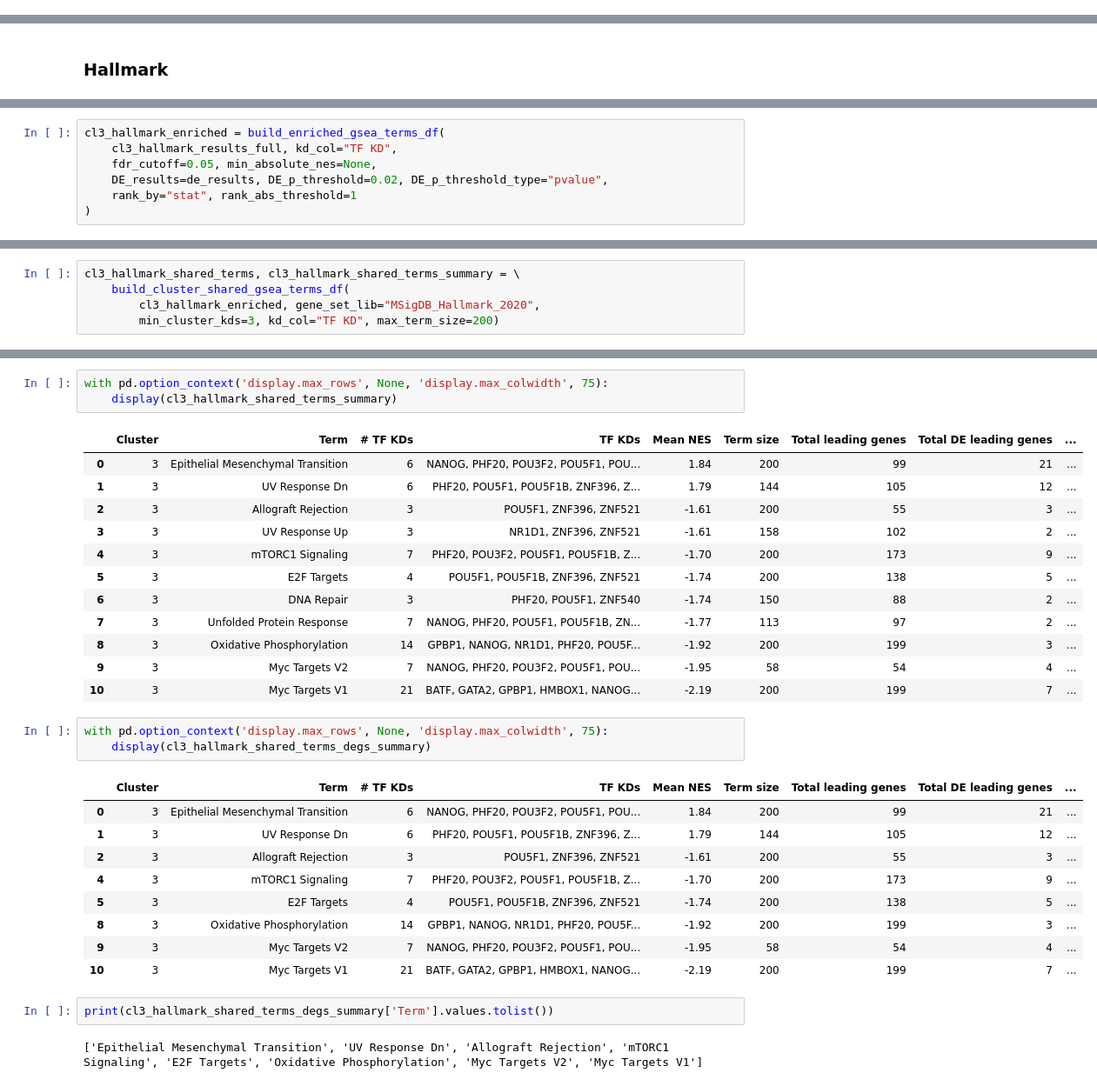
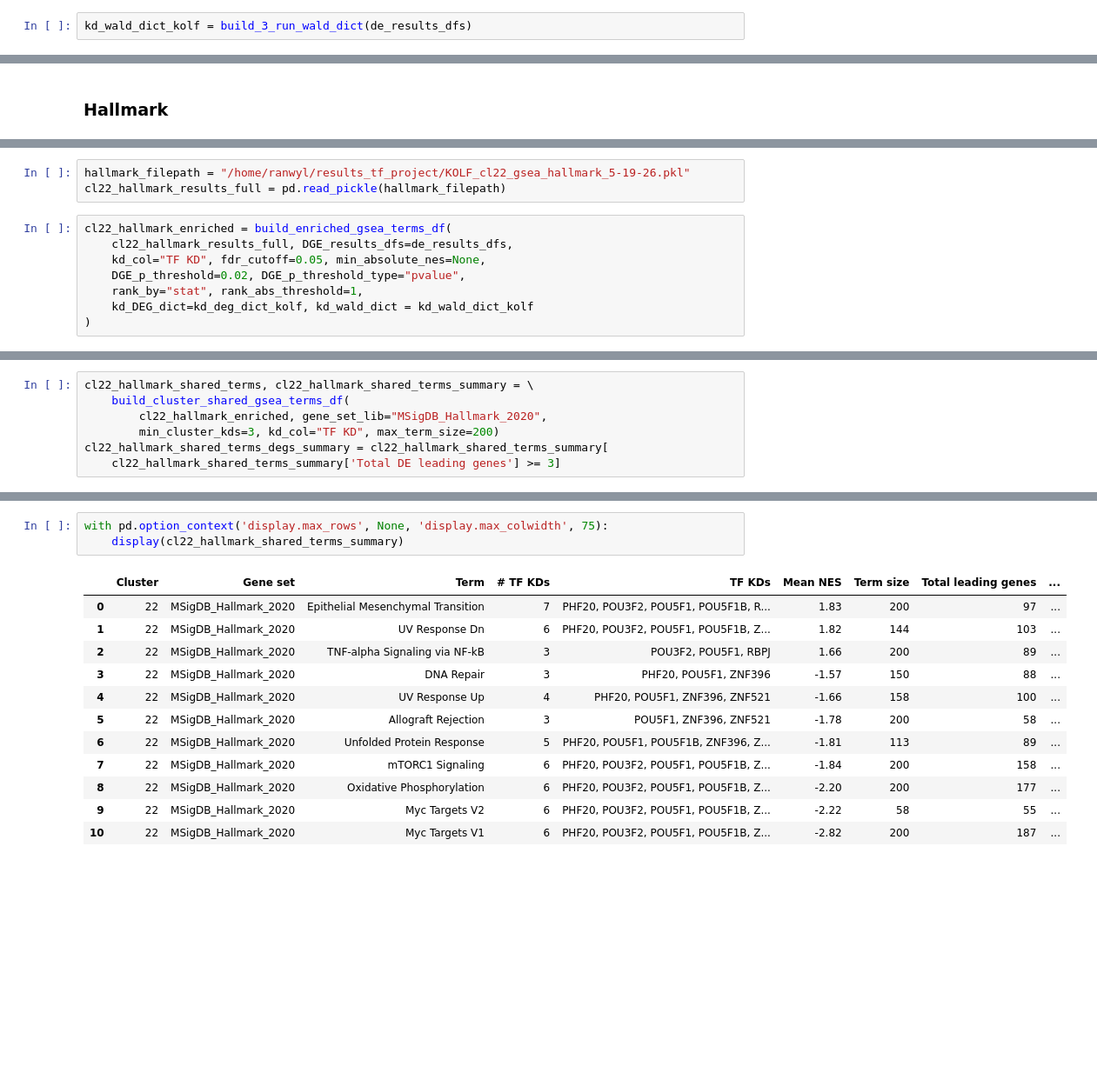
Before and after one commit to subramaniam-lab-ucsd/tf-project, a Jupyter notebook: tf_project_analysis.ipynb, the cells around one changed output, grey strips where cells are left out. Shown at 87% size. Saved outputs shown, nothing was run; the diff lists cells and outputs as text; blank space fills up the shorter version.

```diff
--- a/tf_project_analysis.ipynb
+++ b/tf_project_analysis.ipynb
@@ -60 +241,3 @@ de_results.head()
+# %%
+kd_wald_dict_kolf = build_3_run_wald_dict(de_results_dfs)
 # %%
@@ -546,7 +992,11 @@ cl3_hallmark_results_full.to_pickle(hallmark_filepath)
+# %%
+hallmark_filepath = "/home/ranwyl/results_tf_project/KOLF_cl22_gsea_hallmark_5-19-26.pkl"
+cl22_hallmark_results_full = pd.read_pickle(hallmark_filepath)
 # %%
-cl3_hallmark_enriched = build_enriched_gsea_terms_df(
-    cl3_hallmark_results_full, kd_col="TF KD",
-    fdr_cutoff=0.05, min_absolute_nes=None,
-    DE_results=de_results, DE_p_threshold=0.02, DE_p_threshold_type="pvalue",
-    rank_by="stat", rank_abs_threshold=1
+cl22_hallmark_enriched = build_enriched_gsea_terms_df(
+    cl22_hallmark_results_full, DGE_results_dfs=de_results_dfs,
+    kd_col="TF KD", fdr_cutoff=0.05, min_absolute_nes=None,
+    DGE_p_threshold=0.02, DGE_p_threshold_type="pvalue",
+    rank_by="stat", rank_abs_threshold=1,
+    kd_DEG_dict=kd_deg_dict_kolf, kd_wald_dict = kd_wald_dict_kolf
 )
@@ -562,6 +1003,8 @@ cl3_hallmark_enriched.sort_values(by="# DE lead genes", ascending=False).head()
 # %%
-cl3_hallmark_shared_terms, cl3_hallmark_shared_terms_summary = \
+cl22_hallmark_shared_terms, cl22_hallmark_shared_terms_summary = \
     build_cluster_shared_gsea_terms_df(
-        cl3_hallmark_enriched, gene_set_lib="MSigDB_Hallmark_2020",
+        cl22_hallmark_enriched, gene_set_lib="MSigDB_Hallmark_2020",
         min_cluster_kds=3, kd_col="TF KD", max_term_size=200)
+cl22_hallmark_shared_terms_degs_summary = cl22_hallmark_shared_terms_summary[
+    cl22_hallmark_shared_terms_summary['Total DE leading genes'] >= 3]
 # %% [output]
@@ -579,33 +1028,16 @@ print(f"{len(cl3_hallmark_shared_terms_degs_summary)} shared Hallmark terms with
 # %%
 with pd.option_context('display.max_rows', None, 'display.max_colwidth', 75):
-    display(cl3_hallmark_shared_terms_summary)
+    display(cl22_hallmark_shared_terms_summary)
 # %% [output]
-|  | Cluster | Term | # TF KDs | TF KDs | Mean NES | Term size | Total leading genes | Total DE leading genes | ... |
-| 0 | 3 | Epithelial Mesenchymal Transition | 6 | NANOG, PHF20, POU3F2, POU5F1, POU... | 1.84 | 200 | 99 | 21 | ... |
-| 1 | 3 | UV Response Dn | 6 | PHF20, POU5F1, POU5F1B, ZNF396, Z... | 1.79 | 144 | 105 | 12 | ... |
-| 2 | 3 | Allograft Rejection | 3 | POU5F1, ZNF396, ZNF521 | -1.61 | 200 | 55 | 3 | ... |
-| 3 | 3 | UV Response Up | 3 | NR1D1, ZNF396, ZNF521 | -1.61 | 158 | 102 | 2 | ... |
-| 4 | 3 | mTORC1 Signaling | 7 | PHF20, POU3F2, POU5F1, POU5F1B, Z... | -1.70 | 200 | 173 | 9 | ... |
-| 5 | 3 | E2F Targets | 4 | POU5F1, POU5F1B, ZNF396, ZNF521 | -1.74 | 200 | 138 | 5 | ... |
-| 6 | 3 | DNA Repair | 3 | PHF20, POU5F1, ZNF540 | -1.74 | 150 | 88 | 2 | ... |
-| 7 | 3 | Unfolded Protein Response | 7 | NANOG, PHF20, POU5F1, POU5F1B, ZN... | -1.77 | 113 | 97 | 2 | ... |
-| 8 | 3 | Oxidative Phosphorylation | 14 | GPBP1, NANOG, NR1D1, PHF20, POU5F... | -1.92 | 200 | 199 | 3 | ... |
-| 9 | 3 | Myc Targets V2 | 7 | NANOG, PHF20, POU3F2, POU5F1, POU... | -1.95 | 58 | 54 | 4 | ... |
-| 10 | 3 | Myc Targets V1 | 21 | BATF, GATA2, GPBP1, HMBOX1, NANOG... | -2.19 | 200 | 199 | 7 | ... |
+|  | Cluster | Gene set | Term | # TF KDs | TF KDs | Mean NES | Term size | Total leading genes | ... |
+| 0 | 22 | MSigDB_Hallmark_2020 | Epithelial Mesenchymal Transition | 7 | PHF20, POU3F2, POU5F1, POU5F1B, R... | 1.83 | 200 | 97 | ... |
+| 1 | 22 | MSigDB_Hallmark_2020 | UV Response Dn | 6 | PHF20, POU3F2, POU5F1, POU5F1B, Z... | 1.82 | 144 | 103 | ... |
+| 2 | 22 | MSigDB_Hallmark_2020 | TNF-alpha Signaling via NF-kB | 3 | POU3F2, POU5F1, RBPJ | 1.66 | 200 | 89 | ... |
+| 3 | 22 | MSigDB_Hallmark_2020 | DNA Repair | 3 | PHF20, POU5F1, ZNF396 | -1.57 | 150 | 88 | ... |
+| 4 | 22 | MSigDB_Hallmark_2020 | UV Response Up | 4 | PHF20, POU5F1, ZNF396, ZNF521 | -1.66 | 158 | 100 | ... |
+| 5 | 22 | MSigDB_Hallmark_2020 | Allograft Rejection | 3 | POU5F1, ZNF396, ZNF521 | -1.78 | 200 | 58 | ... |
+| 6 | 22 | MSigDB_Hallmark_2020 | Unfolded Protein Response | 5 | PHF20, POU5F1, POU5F1B, ZNF396, Z... | -1.81 | 113 | 89 | ... |
+| 7 | 22 | MSigDB_Hallmark_2020 | mTORC1 Signaling | 6 | PHF20, POU3F2, POU5F1, POU5F1B, Z... | -1.84 | 200 | 158 | ... |
+| 8 | 22 | MSigDB_Hallmark_2020 | Oxidative Phosphorylation | 6 | PHF20, POU3F2, POU5F1, POU5F1B, Z... | -2.20 | 200 | 177 | ... |
+| 9 | 22 | MSigDB_Hallmark_2020 | Myc Targets V2 | 6 | PHF20, POU3F2, POU5F1, POU5F1B, Z... | -2.22 | 58 | 55 | ... |
+| 10 | 22 | MSigDB_Hallmark_2020 | Myc Targets V1 | 6 | PHF20, POU3F2, POU5F1, POU5F1B, Z... | -2.82 | 200 | 187 | ... |
-# %%
-with pd.option_context('display.max_rows', None, 'display.max_colwidth', 75):
-    display(cl3_hallmark_shared_terms_degs_summary)
-# %% [output]
-|  | Cluster | Term | # TF KDs | TF KDs | Mean NES | Term size | Total leading genes | Total DE leading genes | ... |
-| 0 | 3 | Epithelial Mesenchymal Transition | 6 | NANOG, PHF20, POU3F2, POU5F1, POU... | 1.84 | 200 | 99 | 21 | ... |
-| 1 | 3 | UV Response Dn | 6 | PHF20, POU5F1, POU5F1B, ZNF396, Z... | 1.79 | 144 | 105 | 12 | ... |
-| 2 | 3 | Allograft Rejection | 3 | POU5F1, ZNF396, ZNF521 | -1.61 | 200 | 55 | 3 | ... |
-| 4 | 3 | mTORC1 Signaling | 7 | PHF20, POU3F2, POU5F1, POU5F1B, Z... | -1.70 | 200 | 173 | 9 | ... |
-| 5 | 3 | E2F Targets | 4 | POU5F1, POU5F1B, ZNF396, ZNF521 | -1.74 | 200 | 138 | 5 | ... |
-| 8 | 3 | Oxidative Phosphorylation | 14 | GPBP1, NANOG, NR1D1, PHF20, POU5F... | -1.92 | 200 | 199 | 3 | ... |
-| 9 | 3 | Myc Targets V2 | 7 | NANOG, PHF20, POU3F2, POU5F1, POU... | -1.95 | 58 | 54 | 4 | ... |
-| 10 | 3 | Myc Targets V1 | 21 | BATF, GATA2, GPBP1, HMBOX1, NANOG... | -2.19 | 200 | 199 | 7 | ... |
-# %%
-print(cl3_hallmark_shared_terms_degs_summary['Term'].values.tolist())
-# %% [output]
-['Epithelial Mesenchymal Transition', 'UV Response Dn', 'Allograft Rejection', 'mTORC1 Signaling', 'E2F Targets', 'Oxidative Phosphorylation', 'Myc Targets V2', 'Myc Targets V1']
```
Also changed, not shown: parts of 447 cells of this notebook, 5 other files.
